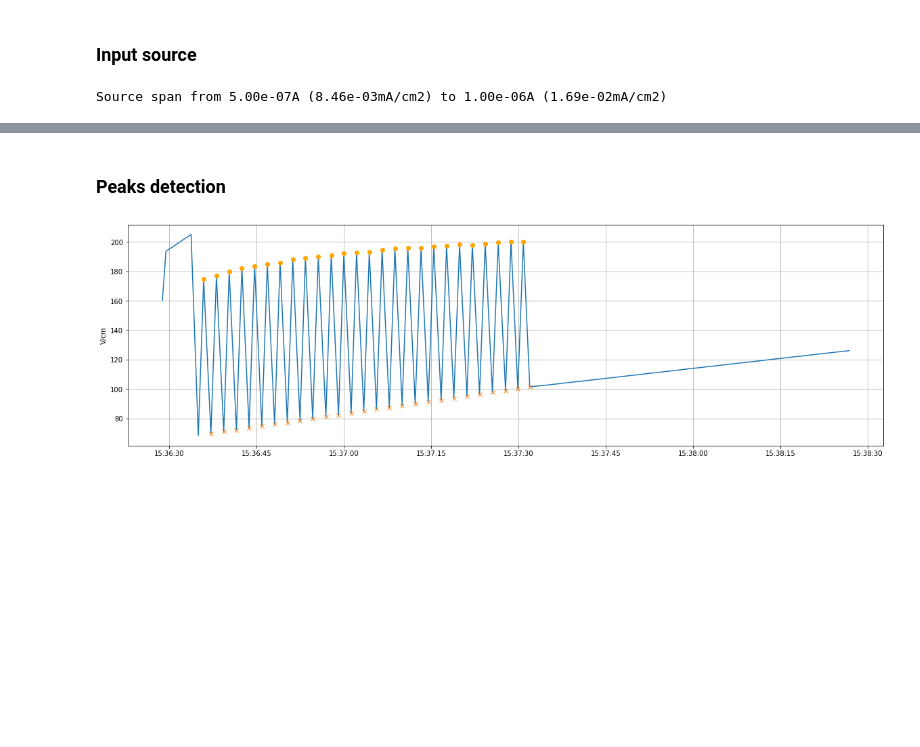
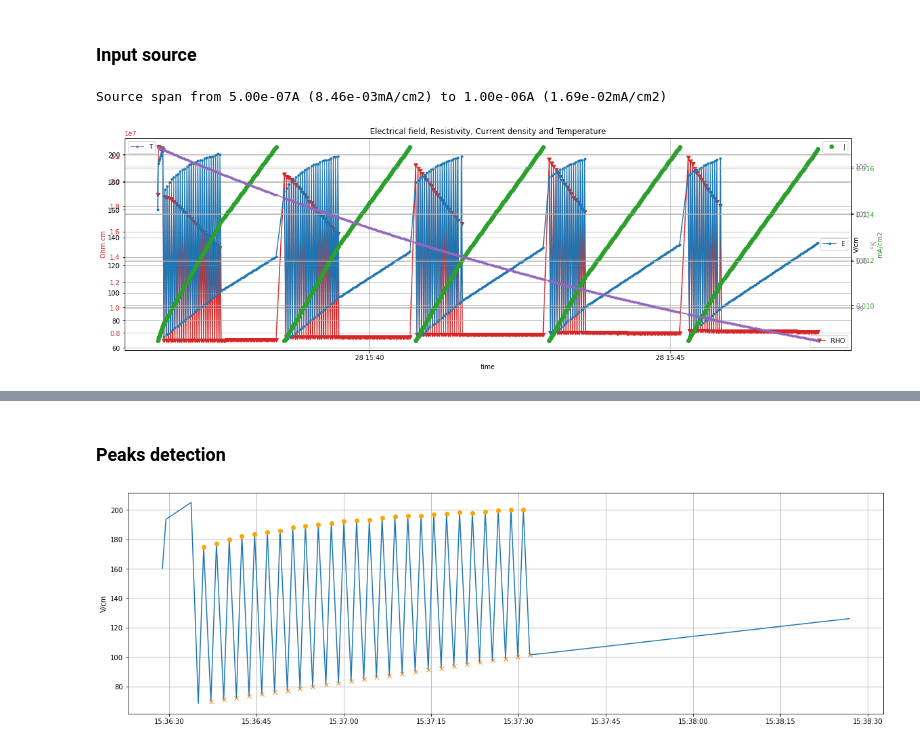
Before and after one commit to cliagit/spin-lab-data, a Jupyter notebook: Analisi/ca12x2_c1-exp_analysis_1.ipynb, the cells around one changed output, grey strips where cells are left out. Saved outputs shown, nothing was run; the diff lists cells and outputs as text; code cells hidden in the pictures; blank space fills up the shorter version.

```diff
--- a/Analisi/ca12x2_c1-exp_analysis_1.ipynb
+++ b/Analisi/ca12x2_c1-exp_analysis_1.ipynb
@@ -80,13 +81,13 @@ Thickness:5.8300e-02cm
 # %%
 temp_msg = ""
 temp_const = True
-diff = np.max(T) - np.min(T)
+diff = np.max(temperature_data) - np.min(temperature_data)
 if diff <= 0.1:
-    temp_msg = f"Temperature is constant: {T[0]:.2f}°K"
+    temp_msg = f"Temperature is constant: {temperature_data[0]:.2f}°K"
 elif diff <= 1.5:
-    temp_msg = f"Temperature is quite constant, average value: {np.average(T):.2f}°K difference between min and max {np.max(T) - np.min(T):.2f}°K"
+    temp_msg = f"Temperature is quite constant, average value: {np.average(temperature_data):.2f}°K difference between min and max {np.max(temperature_data) - np.min(temperature_data):.2f}°K"
 else:
-    temp_msg = f"Temperature span from {np.min(T):.2f}°K to {np.max(T):.2f}°K"
+    temp_msg = f"Temperature span from {np.min(temperature_data):.2f}°K to {np.max(temperature_data):.2f}°K"
     temp_const = False
 print(temp_msg)
 # %% [output]
@@ -104,3 +105,43 @@ else:
 print(source_msg)
 # %% [output]
 Source span from 5.00e-07A (8.46e-03mA/cm2) to 1.00e-06A (1.69e-02mA/cm2)
+# %%
+DT = datetime_data[0:-1]
+T = temperature_data[0:-1]
+J = c_density_data[0:-1]
+RHO = resistivity_data[0:-1]
+E = e_field_data[0:-1]
+# %%
+fig, ax1 = plt.subplots()
+ax1.set_title("Electrical field, Resistivity, Current density and Temperature")
+ax1.set_xlabel('time')
+ax1.set_ylabel('Ohm cm', color='C3')
+ax1.tick_params(axis='y', labelcolor='C3')
+ax1.plot(DT, RHO, 'v-', color='C3', label='RHO')
+ax2 = ax1.twinx()
+ax2.set_ylabel('V/cm')
+ax2.plot(DT, E, '.-', label='E')
+ax1.legend(loc='upper right')
+ax2.legend(loc='upper left')
+ax3 = ax1.twinx()
+ax4 = ax2.twinx()
+if not temp_const:
+    ax4.set_ylabel('°K', color='C4')
+    ax4.tick_params(axis='y', labelcolor='C4')
+    ax4.plot(DT, T, '.-', label='T', color='C4')
+    ax4.legend(loc='upper left')
+
+if not source_const:
+    ax3.set_ylabel('mA/cm2', color='C2')
+    ax3.tick_params(axis='y', labelcolor='C2')
+    ax3.plot(DT, J, 'o', label='J', color='C2')
+    ax3.legend(loc='upper right')
+
+ax1.legend(loc='lower right')
+ax2.legend(loc='right')
+ax1.grid(True)
+ax2.grid(True)
+ax3.grid(True)
+ax4.grid(True)
+# %% [output]
+[figure, added]
```
Also changed, not shown: parts of 62 cells of this notebook.
